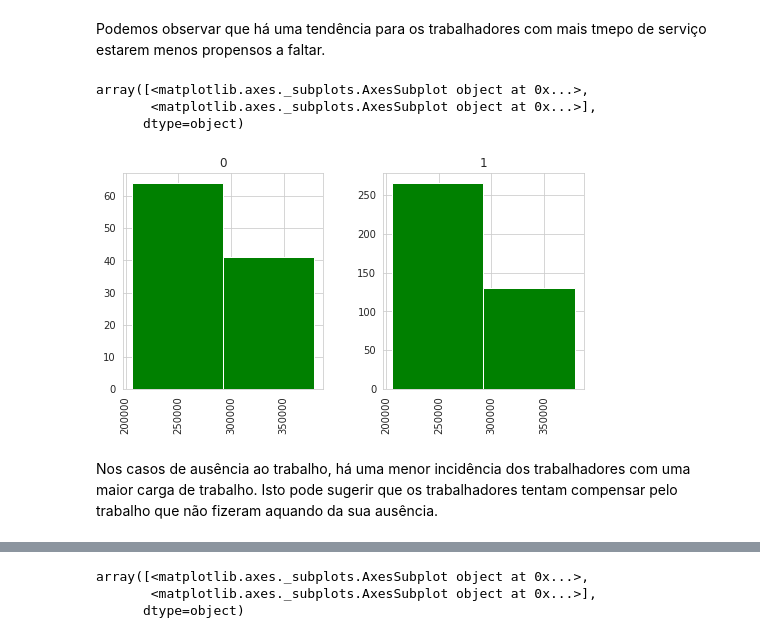
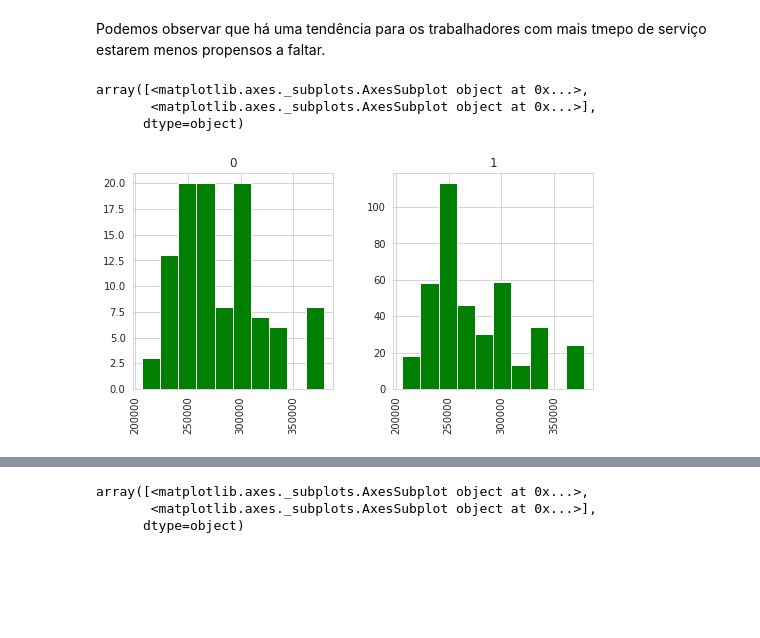
Before and after one commit to ricardomilhazes/AEC-1920, a Jupyter notebook: TP2/DataPreparation.ipynb, the cells around one changed output, grey strips where cells are left out. Saved outputs shown, nothing was run; the diff lists cells and outputs as text; code cells hidden in the pictures; blank space fills up the shorter version.

```diff
--- a/TP2/DataPreparation.ipynb
+++ b/TP2/DataPreparation.ipynb
@@ -110,3 +134,6 @@ plt.legend(bbox_to_anchor=(1.05, 1), loc=2, borderaxespad=0.)
 # %% [output]
 <matplotlib.legend.Legend at 0x...>
 [figure]
+# %%
+sns.set_style('whitegrid')
+sns.boxplot(x='Absent', y='Month of absence', data=train)
@@ -137,3 +167,6 @@ plt.legend(bbox_to_anchor=(1.05, 1), loc=2, borderaxespad=0.)
 # %% [output]
 <matplotlib.legend.Legend at 0x...>
 [figure]
+# %%
+sns.set_style('whitegrid')
+sns.boxplot(x='Absent', y='Day of the week', data=train)
@@ -162,3 +198,4 @@ Agrupámos as seasons em dois semestres de modo a notar uma maior diferença na
 # %%
 train['Transportation expense'].hist(train['Absent'], color='green',bins=10,figsize=(8,4))
+sns.set_style('whitegrid')
 # %% [output]
@@ -187,0 +232,4 @@ array([<matplotlib.axes._subplots.AxesSubplot object at 0x...>,
+# %%
+sns.boxplot(x='Absent', y='Service time', data=train)
+mean = train.loc[train["Service time"] < 25, 'Service time'].mean()
+train["Service time"] = np.where(train["Service time"] >25, mean,train['Service time'])
@@ -189,11 +246,9 @@ array([<matplotlib.axes._subplots.AxesSubplot object at 0x...>,
 Podemos observar que há uma tendência para os trabalhadores com mais tmepo de serviço estarem menos propensos a faltar.
 # %%
 #train["Work load Average/day "] = pd.qcut(train["Work load Average/day "], q=2).apply(lambda x: x.left)
-train['Work load Average/day '].hist(train['Absent'], color='green',bins=2,figsize=(8,4))
+train['Work load Average/day '].hist(train['Absent'], color='green',bins=10,figsize=(8,4))
 # %% [output]
 array([<matplotlib.axes._subplots.AxesSubplot object at 0x...>,
        <matplotlib.axes._subplots.AxesSubplot object at 0x...>],
       dtype=object)
-[figure, old version]
+[figure, new version]
-# %% [markdown]
-Nos casos de ausência ao trabalho, há uma menor incidência dos trabalhadores com uma maior carga de trabalho. Isto pode sugerir que os trabalhadores tentam compensar pelo trabalho que não fizeram aquando da sua ausência.
```
Also changed, not shown: parts of 41 cells of this notebook, 7 other files.
